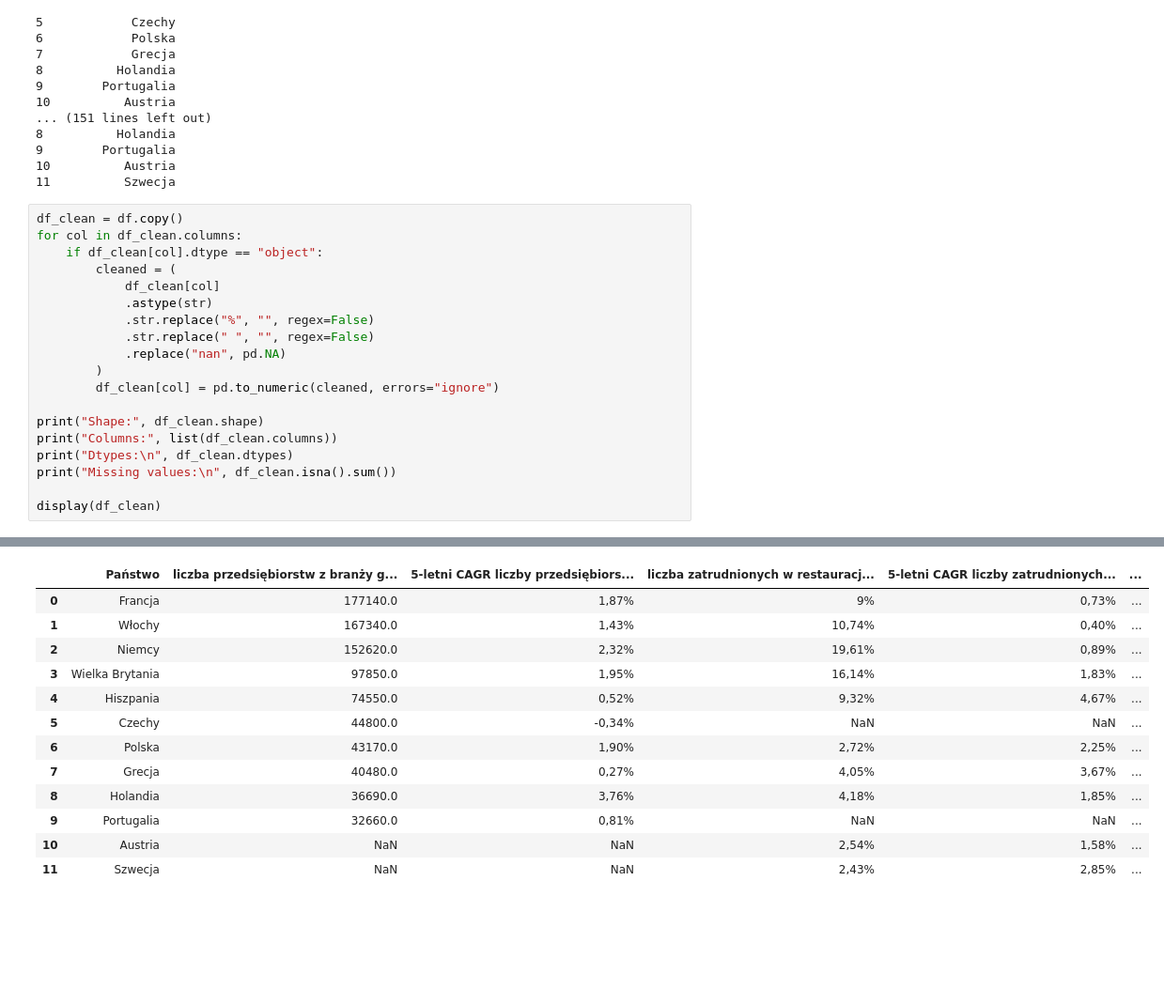
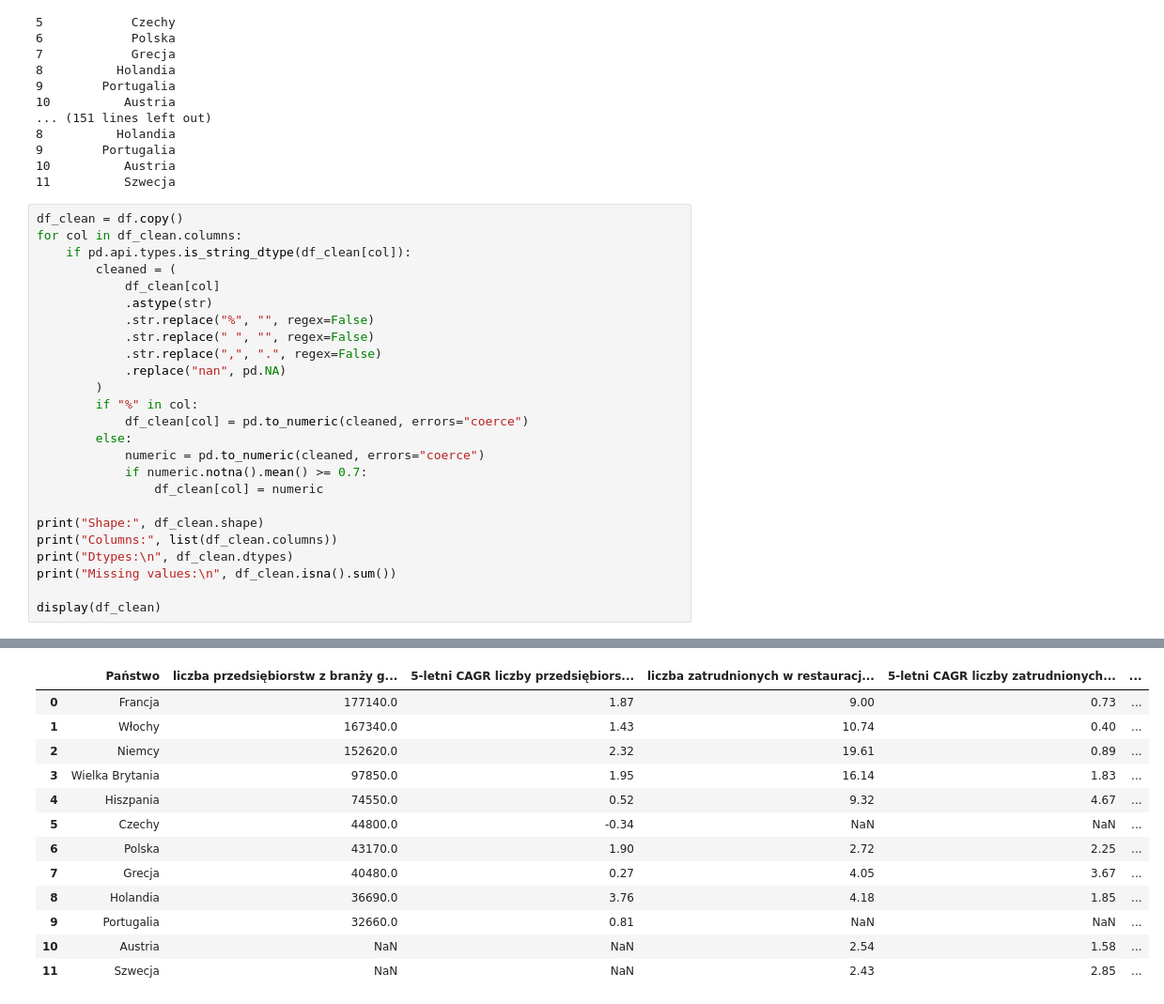
Before and after one commit to Kruciii/Turystyka-gastronomiczna, a Jupyter notebook: 1.ipynb, the cells around one changed output, grey strips where cells are left out. Shown at 94% size. Cells and saved outputs as stored; diff of their text form; blank space fills up the shorter version.

```diff
--- a/1.ipynb
+++ b/1.ipynb
@@ -28,15 +28,21 @@ print(df.head(12))
 # %%
 df_clean = df.copy()
 for col in df_clean.columns:
-    if df_clean[col].dtype == "object":
+    if pd.api.types.is_string_dtype(df_clean[col]):
         cleaned = (
             df_clean[col]
             .astype(str)
             .str.replace("%", "", regex=False)
             .str.replace(" ", "", regex=False)
+            .str.replace(",", ".", regex=False)
             .replace("nan", pd.NA)
         )
-        df_clean[col] = pd.to_numeric(cleaned, errors="ignore")
+        if "%" in col:
+            df_clean[col] = pd.to_numeric(cleaned, errors="coerce")
+        else:
+            numeric = pd.to_numeric(cleaned, errors="coerce")
+            if numeric.notna().mean() >= 0.7:
+                df_clean[col] = numeric
 
 print("Shape:", df_clean.shape)
 print("Columns:", list(df_clean.columns))
@@ -60,20 +66,20 @@ Udział noclegów udzielonych w III kwartale (miesiące letnie) w ogólnej liczb
 ... (14 lines left out)
 Liczba restauracji z gwiazdka                                                                                     0
 Wskaźnik nasycenia restauracjami z gwiazdkami Michelin (liczba wyróżnionych restauracji na 10 mln mieszkańców)    0
 Unnamed: 18                                                                                                       0
 dtype: int64
 |  | Państwo | liczba przedsiębiorstw z branży g... | 5-letni CAGR liczby przedsiębiors... | liczba zatrudnionych w restauracj... | 5-letni CAGR liczby zatrudnionych... | ... |
-| 0 | Francja | 177140.0 | 1,87% | 9% | 0,73% | ... |
-| 1 | Włochy | 167340.0 | 1,43% | 10,74% | 0,40% | ... |
-| 2 | Niemcy | 152620.0 | 2,32% | 19,61% | 0,89% | ... |
-| 3 | Wielka Brytania | 97850.0 | 1,95% | 16,14% | 1,83% | ... |
-| 4 | Hiszpania | 74550.0 | 0,52% | 9,32% | 4,67% | ... |
-| 5 | Czechy | 44800.0 | -0,34% | NaN | NaN | ... |
-| 6 | Polska | 43170.0 | 1,90% | 2,72% | 2,25% | ... |
-| 7 | Grecja | 40480.0 | 0,27% | 4,05% | 3,67% | ... |
-| 8 | Holandia | 36690.0 | 3,76% | 4,18% | 1,85% | ... |
-| 9 | Portugalia | 32660.0 | 0,81% | NaN | NaN | ... |
-| 10 | Austria | NaN | NaN | 2,54% | 1,58% | ... |
-| 11 | Szwecja | NaN | NaN | 2,43% | 2,85% | ... |
+| 0 | Francja | 177140.0 | 1.87 | 9.00 | 0.73 | ... |
+| 1 | Włochy | 167340.0 | 1.43 | 10.74 | 0.40 | ... |
+| 2 | Niemcy | 152620.0 | 2.32 | 19.61 | 0.89 | ... |
+| 3 | Wielka Brytania | 97850.0 | 1.95 | 16.14 | 1.83 | ... |
+| 4 | Hiszpania | 74550.0 | 0.52 | 9.32 | 4.67 | ... |
+| 5 | Czechy | 44800.0 | -0.34 | NaN | NaN | ... |
+| 6 | Polska | 43170.0 | 1.90 | 2.72 | 2.25 | ... |
+| 7 | Grecja | 40480.0 | 0.27 | 4.05 | 3.67 | ... |
+| 8 | Holandia | 36690.0 | 3.76 | 4.18 | 1.85 | ... |
+| 9 | Portugalia | 32660.0 | 0.81 | NaN | NaN | ... |
+| 10 | Austria | NaN | NaN | 2.54 | 1.58 | ... |
+| 11 | Szwecja | NaN | NaN | 2.43 | 2.85 | ... |
 # %%
 # Korelacje i wspolliniowosc (na bazie korelacji)
```
Also changed, not shown: parts of 21 cells of this notebook, 3 other files.
